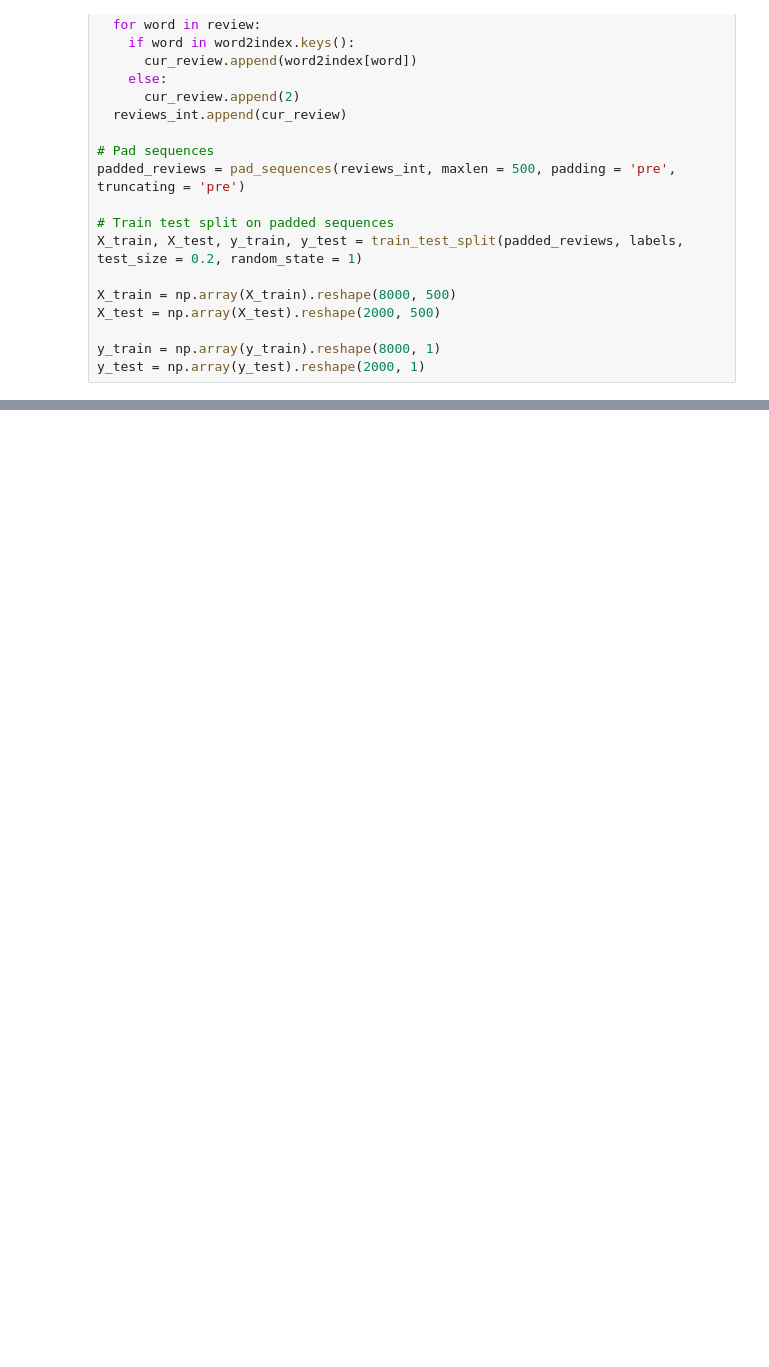
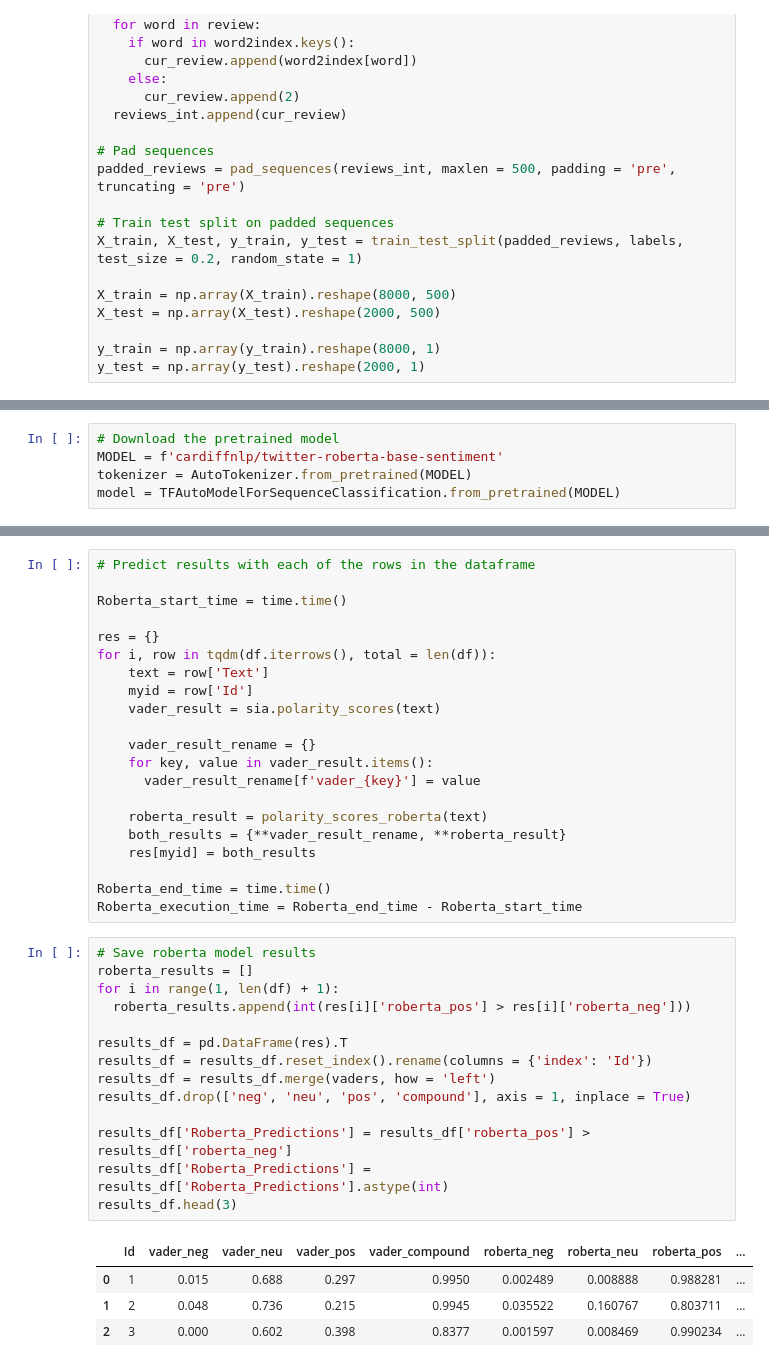
Before and after one commit to CalesSla/NLP_Sentiment_Analysis_mini_projects_V2, a Jupyter notebook: yelp_reviews_model_selection.ipynb, the cells around one changed output, grey strips where cells are left out. Cells and saved outputs as stored; diff of their text form; blank space fills up the shorter version.

```diff
--- a/yelp_reviews_model_selection.ipynb
+++ b/yelp_reviews_model_selection.ipynb
@@ -379,0 +553,5 @@ Manual_RNN_execution_time = Manual_RNN_end_time - Manual_RNN_start_time
+# %%
+# Download the pretrained model
+MODEL = f'cardiffnlp/twitter-roberta-base-sentiment'
+tokenizer = AutoTokenizer.from_pretrained(MODEL)
+model = TFAutoModelForSequenceClassification.from_pretrained(MODEL)
@@ -379,0 +576,40 @@ Manual_RNN_execution_time = Manual_RNN_end_time - Manual_RNN_start_time
+# %%
+# Predict results with each of the rows in the dataframe
+
+Roberta_start_time = time.time()
+
+res = {}
+for i, row in tqdm(df.iterrows(), total = len(df)):
+    text = row['Text']
+    myid = row['Id']
+    vader_result = sia.polarity_scores(text)
+
+    vader_result_rename = {}
+    for key, value in vader_result.items():
+      vader_result_rename[f'vader_{key}'] = value
+
+    roberta_result = polarity_scores_roberta(text)
+    both_results = {**vader_result_rename, **roberta_result}
+    res[myid] = both_results
+
+Roberta_end_time = time.time()
+Roberta_execution_time = Roberta_end_time - Roberta_start_time
+# %%
+# Save roberta model results
+roberta_results = []
+for i in range(1, len(df) + 1):
+  roberta_results.append(int(res[i]['roberta_pos'] > res[i]['roberta_neg']))
+
+results_df = pd.DataFrame(res).T
+results_df = results_df.reset_index().rename(columns = {'index': 'Id'})
+results_df = results_df.merge(vaders, how = 'left')
+results_df.drop(['neg', 'neu', 'pos', 'compound'], axis = 1, inplace = True)
+
+results_df['Roberta_Predictions'] = results_df['roberta_pos'] > results_df['roberta_neg']
+results_df['Roberta_Predictions'] = results_df['Roberta_Predictions'].astype(int)
+results_df.head(3)
+# %% [output]
+|  | Id | vader_neg | vader_neu | vader_pos | vader_compound | roberta_neg | roberta_neu | roberta_pos | ... |
+| 0 | 1 | 0.015 | 0.688 | 0.297 | 0.9950 | 0.002489 | 0.008888 | 0.988281 | ... |
+| 1 | 2 | 0.048 | 0.736 | 0.215 | 0.9945 | 0.035522 | 0.160767 | 0.803711 | ... |
+| 2 | 3 | 0.000 | 0.602 | 0.398 | 0.8377 | 0.001597 | 0.008469 | 0.990234 | ... |
```
Also changed, not shown: parts of 41 cells of this notebook, 10 other files.
